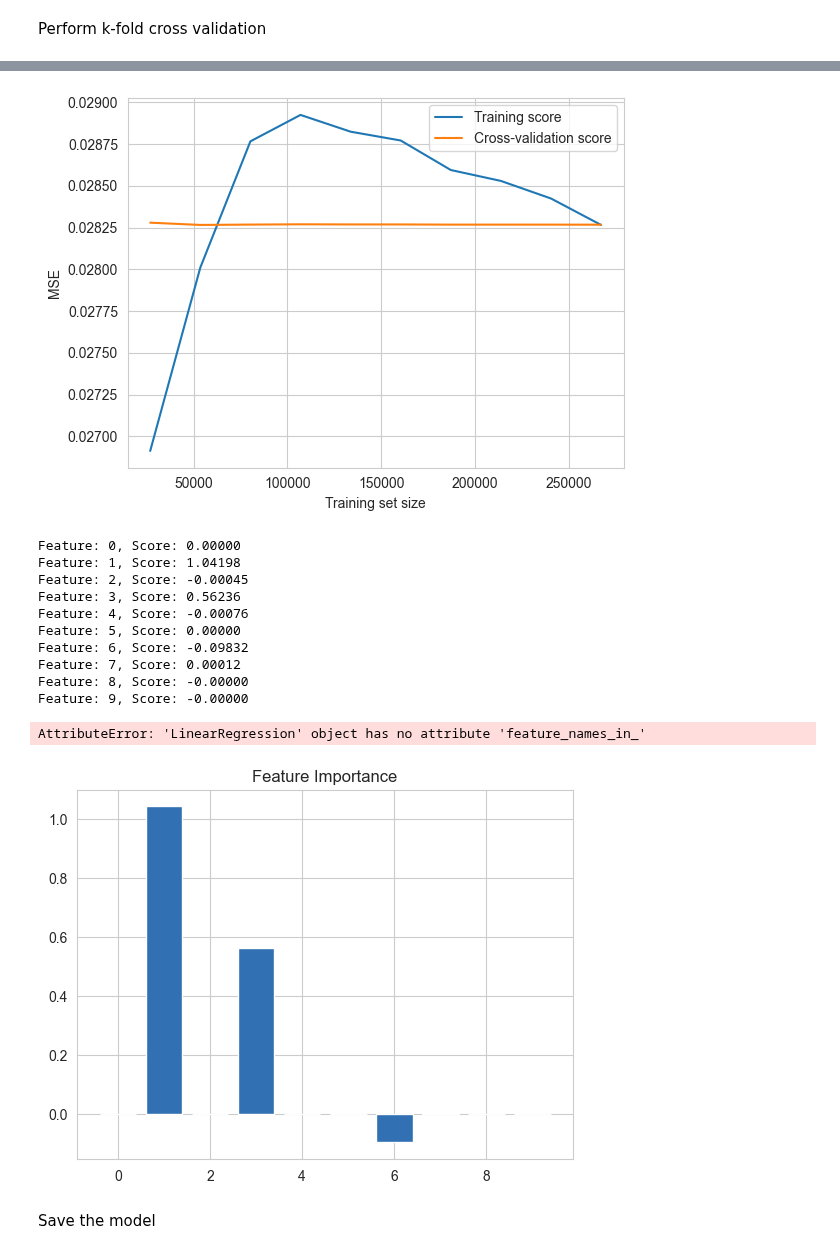
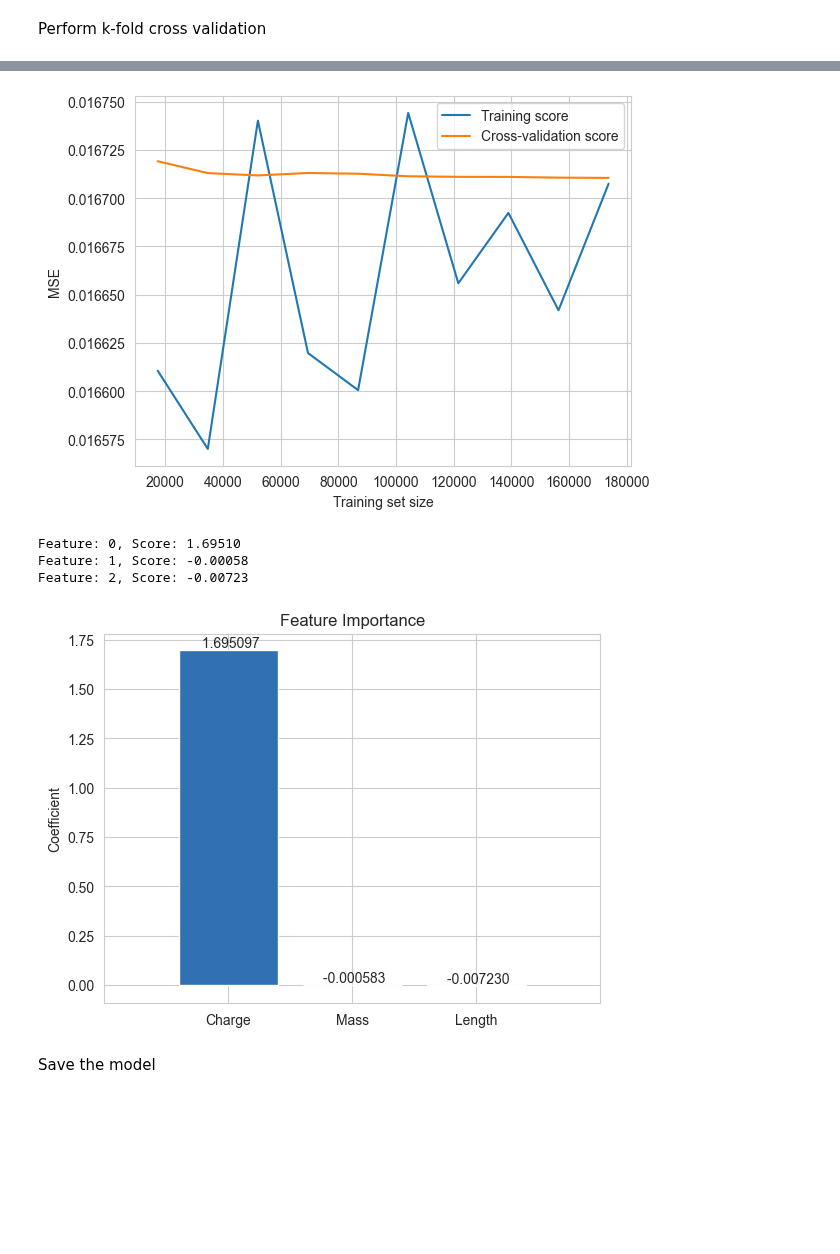
Before and after one commit to IngiumDev/ion-mobility-prediction, a Jupyter notebook: models/lin_reg/lin_reg_0.1.ipynb, the cells around one changed output, grey strips where cells are left out. Drawn from its saved outputs; the diff is of its cells as text; code cells hidden in the pictures; blank space fills up the shorter version.

Commit message:
rectify feature importance plots

```diff
--- a/models/lin_reg/lin_reg_0.1.ipynb
+++ b/models/lin_reg/lin_reg_0.1.ipynb
@@ -18,19 +18,19 @@ from sklearn.preprocessing import PolynomialFeatures
 Load  data into a  DataFrame
 # %%
 # Load the data
-mb_raw_data = pd.read_csv('../../data/whole_data.csv', sep=',')
+mb_raw_data = pd.read_csv('../../data/mann_bruker.txt', sep='\t')
 
 # Keep only necessary columns
-mb_clean_frame = mb_raw_data[['sequence', 'ccs','mass','charge']]
-mb_clean_frame["length"] = len(mb_clean_frame["sequence"])
+mb_clean_frame = mb_raw_data[['Sequence', 'CCS','Mass','Charge', 'Length']]
+#mb_clean_frame["length"] = len(mb_clean_frame["sequence"])
 # Group by 'Sequence' and 'Charge', and calculate median of 'Mass' and 'CCS'
-mb_clean_frame = mb_clean_frame.groupby(['sequence', 'charge']).agg({'mass':'median', 'ccs':'median', 'length': 'median'}).reset_index()
+mb_clean_frame = mb_clean_frame.groupby(['Sequence', 'Charge']).agg({'Mass':'median', 'CCS':'median', 'Length': 'median'}).reset_index()
 # Perform z-score transformation
-mb_clean_frame['CCS_z'] = stats.zscore(mb_clean_frame['ccs'])
+mb_clean_frame['CCS_z'] = stats.zscore(mb_clean_frame['CCS'])
 
 # Save the mean and std for later use
-ccs_mean = mb_clean_frame['ccs'].mean()
-ccs_std = mb_clean_frame['ccs'].std()
+ccs_mean = mb_clean_frame['CCS'].mean()
+ccs_std = mb_clean_frame['CCS'].std()
 
 # Delete the raw data frame to save memory
 del mb_raw_data
@@ -46,7 +40,7 @@ See the caveats in the documentation: https://pandas.pydata.org/pandas-docs/stab
 Train Model
 # %%
 # Split the data into input (m/z) and output (CCS) variables
-X = mb_clean_frame[["charge", "mass", "length"]]
+X = mb_clean_frame[["Charge", "Mass", "Length"]]
 y = mb_clean_frame['CCS_z']
 # Define the number of folds
 k = 4
@@ -68,22 +62,19 @@ for train_index, test_index in kf.split(X):
     y_train, y_test = y.iloc[train_index], y.iloc[test_index]
 
     # Create a PolynomialFeatures object
-    poly = PolynomialFeatures(degree=3)
+    #poly = PolynomialFeatures(degree=3)
 
     # Fit and transform the training data
-    X_train_poly = poly.fit_transform(X_train)
+    #X_train_poly = poly.fit_transform(X_train)
 
     # Create a linear regression model
     model = LinearRegression(n_jobs=-1)
 
-    # Train the model
-    model.fit(X_train_poly, y_train)
-
-    # Transform the test data (do not fit)
-    X_test_poly = poly.transform(X_test)
+    model.fit(X_train, y_train)
+    #X_test_poly = poly.transform(X_test)
 
     # Make predictions on the test set
-    y_pred = model.predict(X_test_poly)
+    y_pred = model.predict(X_test)
 
     # Convert predictions back to original scale
     y_pred_orig = y_pred * ccs_std + ccs_mean
@@ -102,15 +93,13 @@ for train_index, test_index in kf.split(X):
     # Progress update
     print("Fold:", len(mse_scores))
 
-# Create a PolynomialFeatures object
-poly = PolynomialFeatures(degree=3)
+#poly = PolynomialFeatures(degree=3)
 
-# Fit and transform the entire dataset
-X_poly = poly.fit_transform(X)
+#X_poly = poly.fit_transform(X)
 
 # Create the final model
 final_model = LinearRegression(n_jobs=-1)
-final_model.fit(X_poly, y)
+final_model.fit(X, y)
 
 # Print the average MSE score
 print("Average Mean Squared Error:", np.mean(mse_scores))
@@ -160,33 +149,30 @@ plt.ylabel('MSE')
 plt.legend()
 plt.show()
 # %% [output]
-[figure, old version]
+[figure, new version]
 # %%
 importance = model.coef_
 # summarize feature importance
 for i,v in enumerate(importance):
  print('Feature: %0d, Score: %.5f' % (i,v))
 
 # plot feature importance
 plt.bar([x for x in range(len(importance))], importance, color="#3070B3")
 plt.title("Feature Importance")
+plt.ylabel("Coefficient")
 features = X.columns
 plt.xticks(range(X.shape[1]), model.feature_names_in_, rotation=0)
 plt.xlim([-1, X.shape[1]])
+
+for i, v in enumerate(importance):
+    plt.text(i, v, " %.6f" % v, ha='center', va='bottom')
+
 plt.show()
 # %% [output]
-Feature: 0, Score: 0.00000
-Feature: 1, Score: 1.04198
-Feature: 2, Score: -0.00045
-Feature: 3, Score: 0.56236
-Feature: 4, Score: -0.00076
-Feature: 5, Score: 0.00000
-Feature: 6, Score: -0.09832
-Feature: 7, Score: 0.00012
-Feature: 8, Score: -0.00000
-Feature: 9, Score: -0.00000
+Feature: 0, Score: 1.69510
+Feature: 1, Score: -0.00058
+Feature: 2, Score: -0.00723
-AttributeError: 'LinearRegression' object has no attribute 'feature_names_in_'
-[figure, old version]
+[figure, new version]
 # %% [markdown]
 Save the model
 # %%
```
Also changed, not shown: parts of 6 cells of this notebook, 1 other file.
